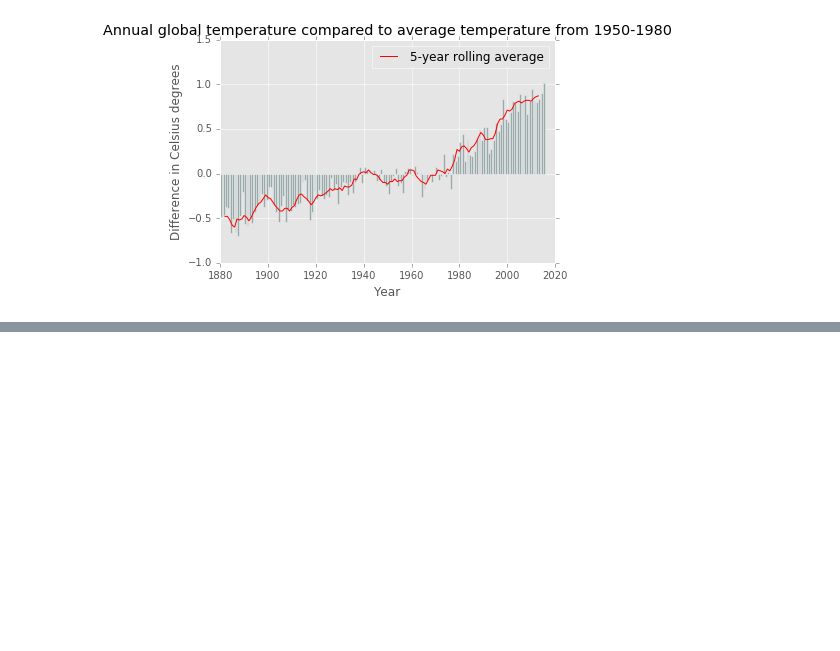
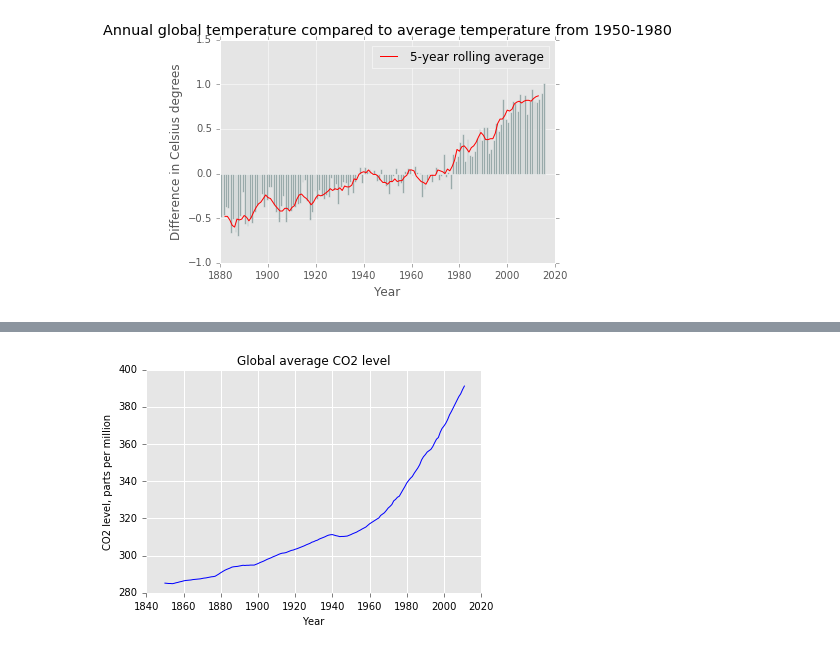
Before and after one commit to dannguyen/matplotlib-styling-tutorial, a Jupyter notebook: Mimicking ggplot2 styles.ipynb, the cells around one changed output, grey strips where cells are left out. Cells and saved outputs as stored; diff of their text form; code cells hidden in the pictures; blank space fills up the shorter version.

```diff
--- a/Mimicking ggplot2 styles.ipynb
+++ b/Mimicking ggplot2 styles.ipynb
@@ -134,0 +206,7 @@ with plt.style.context('ggplot'):
+# %%
+# remove the top/right axes ticks
+ax = make_gas_graph()
+ax.tick_params(top='off', right='off')
+ax.tick_params(direction='out', pad=5)
+# %% [output]
+[figure, added]
```
Also changed, not shown: parts of 13 cells of this notebook, 1 other file.
